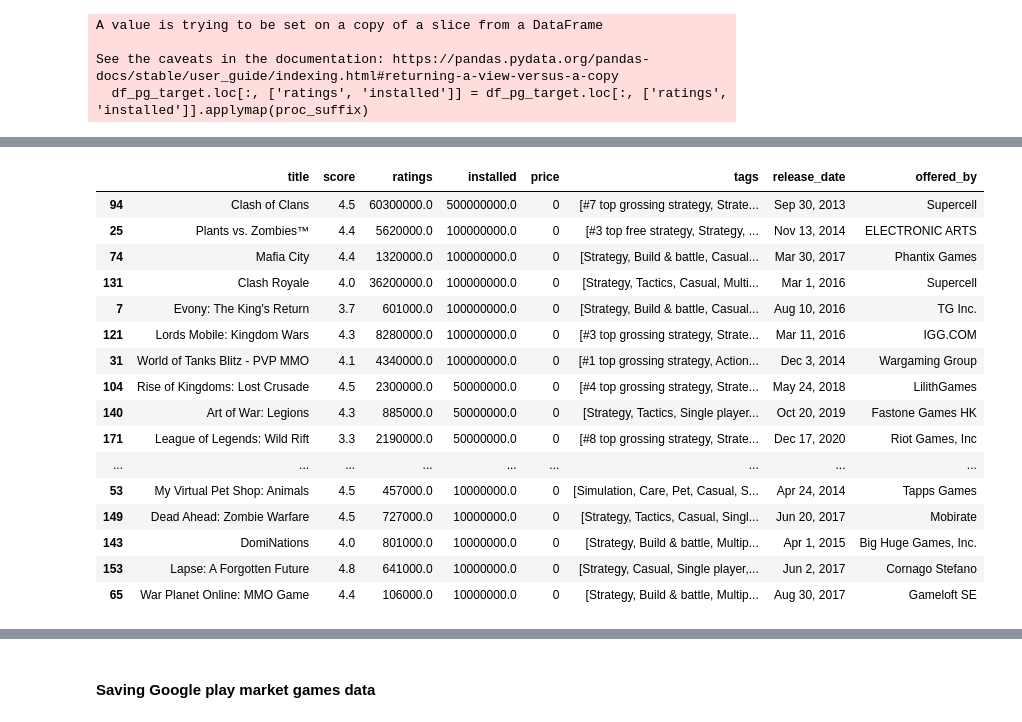
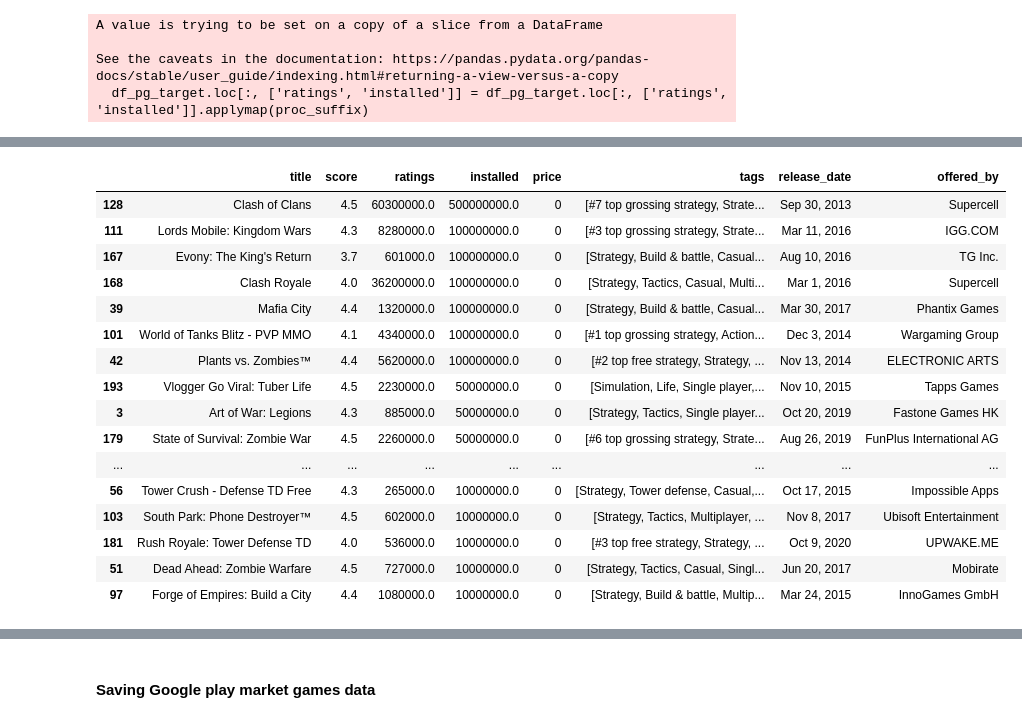
Before and after one commit to kulturkamp/VG-data-collection, a Jupyter notebook: VG-data-collection.ipynb, the cells around one changed output, grey strips where cells are left out. Cells and saved outputs as stored; diff of their text form; code cells hidden in the pictures.

```diff
--- a/VG-data-collection.ipynb
+++ b/VG-data-collection.ipynb
@@ -236,21 +236,21 @@ df_pg_target
 # %%
-df_target.sort_values(by='installed',ascending=False).head(20)
+df_pg_target.sort_values(by='installed',ascending=False).head(20)
 # %% [output]
 |  | title | score | ratings | installed | price | tags | release_date | offered_by |
-| 94 | Clash of Clans | 4.5 | 60300000.0 | 500000000.0 | 0 | [#7 top grossing strategy, Strate... | Sep 30, 2013 | Supercell |
-| 25 | Plants vs. Zombies™ | 4.4 | 5620000.0 | 100000000.0 | 0 | [#3 top free strategy, Strategy, ... | Nov 13, 2014 | ELECTRONIC ARTS |
-| 74 | Mafia City | 4.4 | 1320000.0 | 100000000.0 | 0 | [Strategy, Build & battle, Casual... | Mar 30, 2017 | Phantix Games |
-| 131 | Clash Royale | 4.0 | 36200000.0 | 100000000.0 | 0 | [Strategy, Tactics, Casual, Multi... | Mar 1, 2016 | Supercell |
-| 7 | Evony: The King's Return | 3.7 | 601000.0 | 100000000.0 | 0 | [Strategy, Build & battle, Casual... | Aug 10, 2016 | TG Inc. |
-| 121 | Lords Mobile: Kingdom Wars | 4.3 | 8280000.0 | 100000000.0 | 0 | [#3 top grossing strategy, Strate... | Mar 11, 2016 | IGG.COM |
-| 31 | World of Tanks Blitz - PVP MMO | 4.1 | 4340000.0 | 100000000.0 | 0 | [#1 top grossing strategy, Action... | Dec 3, 2014 | Wargaming Group |
-| 104 | Rise of Kingdoms: Lost Crusade | 4.5 | 2300000.0 | 50000000.0 | 0 | [#4 top grossing strategy, Strate... | May 24, 2018 | LilithGames |
-| 140 | Art of War: Legions | 4.3 | 885000.0 | 50000000.0 | 0 | [Strategy, Tactics, Single player... | Oct 20, 2019 | Fastone Games HK |
-| 171 | League of Legends: Wild Rift | 3.3 | 2190000.0 | 50000000.0 | 0 | [#8 top grossing strategy, Strate... | Dec 17, 2020 | Riot Games, Inc |
+| 128 | Clash of Clans | 4.5 | 60300000.0 | 500000000.0 | 0 | [#7 top grossing strategy, Strate... | Sep 30, 2013 | Supercell |
+| 111 | Lords Mobile: Kingdom Wars | 4.3 | 8280000.0 | 100000000.0 | 0 | [#3 top grossing strategy, Strate... | Mar 11, 2016 | IGG.COM |
+| 167 | Evony: The King's Return | 3.7 | 601000.0 | 100000000.0 | 0 | [Strategy, Build & battle, Casual... | Aug 10, 2016 | TG Inc. |
+| 168 | Clash Royale | 4.0 | 36200000.0 | 100000000.0 | 0 | [Strategy, Tactics, Casual, Multi... | Mar 1, 2016 | Supercell |
+| 39 | Mafia City | 4.4 | 1320000.0 | 100000000.0 | 0 | [Strategy, Build & battle, Casual... | Mar 30, 2017 | Phantix Games |
+| 101 | World of Tanks Blitz - PVP MMO | 4.1 | 4340000.0 | 100000000.0 | 0 | [#1 top grossing strategy, Action... | Dec 3, 2014 | Wargaming Group |
+| 42 | Plants vs. Zombies™ | 4.4 | 5620000.0 | 100000000.0 | 0 | [#2 top free strategy, Strategy, ... | Nov 13, 2014 | ELECTRONIC ARTS |
+| 193 | Vlogger Go Viral: Tuber Life | 4.5 | 2230000.0 | 50000000.0 | 0 | [Simulation, Life, Single player,... | Nov 10, 2015 | Tapps Games |
+| 3 | Art of War: Legions | 4.3 | 885000.0 | 50000000.0 | 0 | [Strategy, Tactics, Single player... | Oct 20, 2019 | Fastone Games HK |
+| 179 | State of Survival: Zombie War | 4.5 | 2260000.0 | 50000000.0 | 0 | [#6 top grossing strategy, Strate... | Aug 26, 2019 | FunPlus International AG |
 | ... | ... | ... | ... | ... | ... | ... | ... | ... |
-| 53 | My Virtual Pet Shop: Animals | 4.5 | 457000.0 | 10000000.0 | 0 | [Simulation, Care, Pet, Casual, S... | Apr 24, 2014 | Tapps Games |
-| 149 | Dead Ahead: Zombie Warfare | 4.5 | 727000.0 | 10000000.0 | 0 | [Strategy, Tactics, Casual, Singl... | Jun 20, 2017 | Mobirate |
-| 143 | DomiNations | 4.0 | 801000.0 | 10000000.0 | 0 | [Strategy, Build & battle, Multip... | Apr 1, 2015 | Big Huge Games, Inc. |
-| 153 | Lapse: A Forgotten Future | 4.8 | 641000.0 | 10000000.0 | 0 | [Strategy, Casual, Single player,... | Jun 2, 2017 | Cornago Stefano |
-| 65 | War Planet Online: MMO Game | 4.4 | 106000.0 | 10000000.0 | 0 | [Strategy, Build & battle, Multip... | Aug 30, 2017 | Gameloft SE |
+| 56 | Tower Crush - Defense TD Free | 4.3 | 265000.0 | 10000000.0 | 0 | [Strategy, Tower defense, Casual,... | Oct 17, 2015 | Impossible Apps |
+| 103 | South Park: Phone Destroyer™ | 4.5 | 602000.0 | 10000000.0 | 0 | [Strategy, Tactics, Multiplayer, ... | Nov 8, 2017 | Ubisoft Entertainment |
+| 181 | Rush Royale: Tower Defense TD | 4.0 | 536000.0 | 10000000.0 | 0 | [#3 top free strategy, Strategy, ... | Oct 9, 2020 | UPWAKE.ME |
+| 51 | Dead Ahead: Zombie Warfare | 4.5 | 727000.0 | 10000000.0 | 0 | [Strategy, Tactics, Casual, Singl... | Jun 20, 2017 | Mobirate |
+| 97 | Forge of Empires: Build a City | 4.4 | 1080000.0 | 10000000.0 | 0 | [Strategy, Build & battle, Multip... | Mar 24, 2015 | InnoGames GmbH |
 # %%
```
Also changed, not shown: parts of 11 cells of this notebook.
